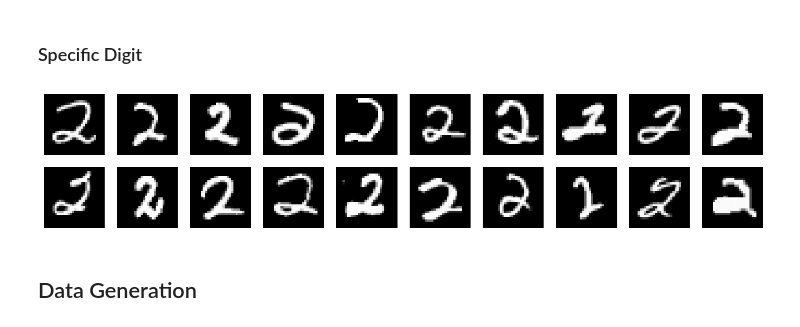
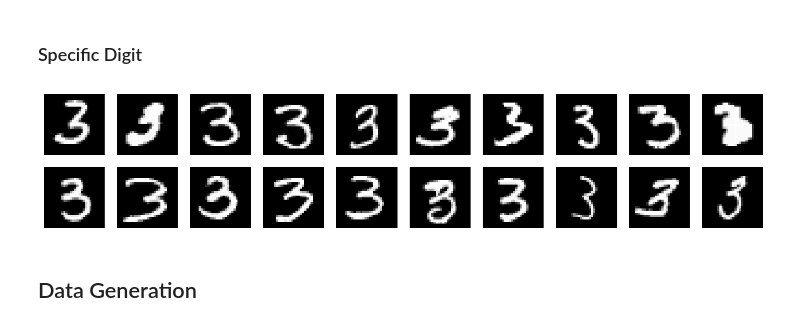
Before and after one commit to sleepymalc/IG-Augmentation, a Jupyter notebook: MNIST-generate.ipynb, the cells around one changed output. Drawn from its saved outputs; the diff is of its cells as text; code cells hidden in the pictures.

```diff
--- a/MNIST-generate.ipynb
+++ b/MNIST-generate.ipynb
@@ -55,3 +87,6 @@ D_ = (28, 28)
+# %%
+D = 28*28
+S = (7, 2, 2, 7, 2, 2)
 # %%
 save_dir = './data/MNIST_images'
 if not os.path.exists(save_dir):
@@ -88,7 +123,8 @@ for class_label in range(10):
     images = load_images_from_folder(class_folder)
     for i, img in enumerate(images):
         plt.subplot(10, 20, class_label * 20 + i + 1)
-        img = img.resize(D_)
+        # img = img.resize(S)
+        img = img.resize((28, 28))
         plt.imshow(img, cmap='gray')
         plt.axis('off')  # Hide axes
 
@@ -99,29 +135,30 @@ plt.show()
 ### Specific Digit
 # %%
 P = []
-train_size = 20
-class_label = 2  # 0-9
+train_size = 1000
+class_label = 3  # 0-9
 
 class_folder = os.path.join(save_dir, str(class_label))
 images = load_images_from_folder(class_folder, max_images=train_size)
 
 for k in range(1, len(images) + 1):
     img = images[k - 1]
-    img = img.resize(D_)
-    array_obj = np.asarray(img)
+    # img = img.resize(S)
+    img = img.resize((28, 28))
+    array_obj = np.asarray(img).reshape(S)
     P.append(array_obj)
 
 P = np.array(P)
 
 plt.figure(figsize=(16, 3))
 for i in range(20):
     plt.subplot(2, 10, i+1)
-    plt.imshow(P[i], cmap='gray', vmin=0, vmax=255) # [0, 255]
+    plt.imshow(P[i].reshape((28, 28)), cmap='gray', vmin=0, vmax=255) # [0, 255]
     plt.axis('off')  # Hide axes
 
 plt.show()
 # %% [output]
-[figure, old version]
+[figure, new version]
 # %% [markdown]
 ## Data Generation
 # %% [markdown]
```
Also changed, not shown: parts of 8 cells of this notebook, 2 other files.
